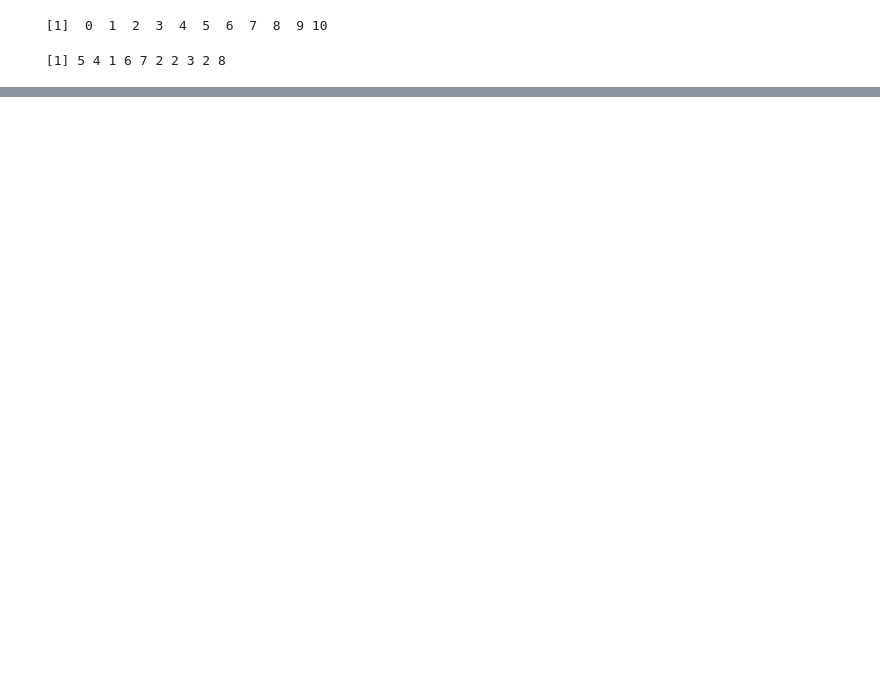
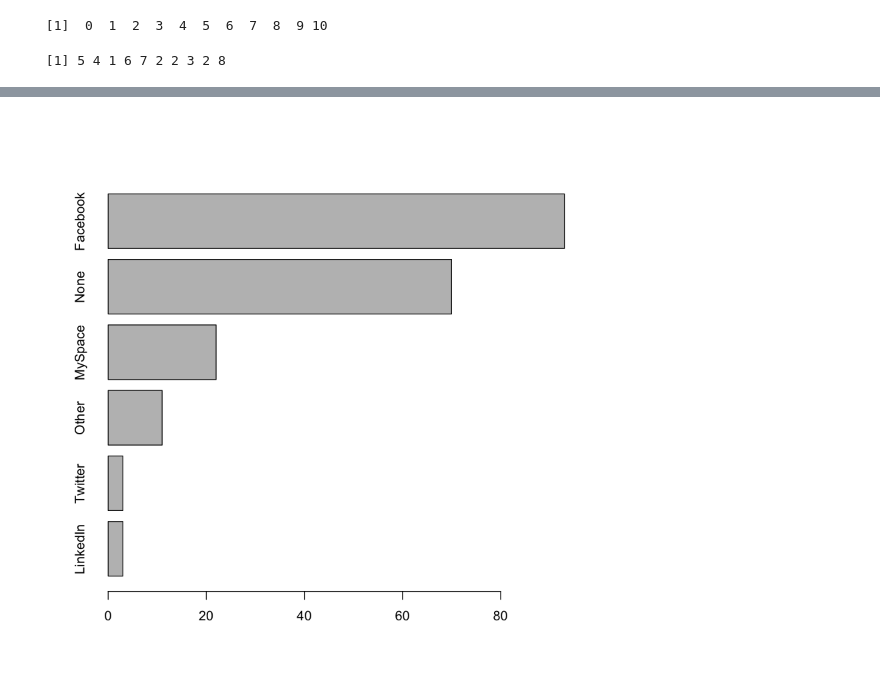
Before and after one commit to Yousuf28/Learning_R_lynda, a Jupyter notebook: code/Learning_R_lynda.ipynb, the cells around one changed output, grey strips where cells are left out. Saved outputs shown, nothing was run; the diff lists cells and outputs as text; code cells hidden in the pictures; blank space fills up the shorter version.

```diff
--- a/code/Learning_R_lynda.ipynb
+++ b/code/Learning_R_lynda.ipynb
@@ -13,0 +48,4 @@ y  # Prints y to console
+# %%
+barplot(site.freq[order(site.freq)], horiz = T)
+# %% [output]
+[figure, added]
```
Also changed, not shown: parts of 63 cells of this notebook.
